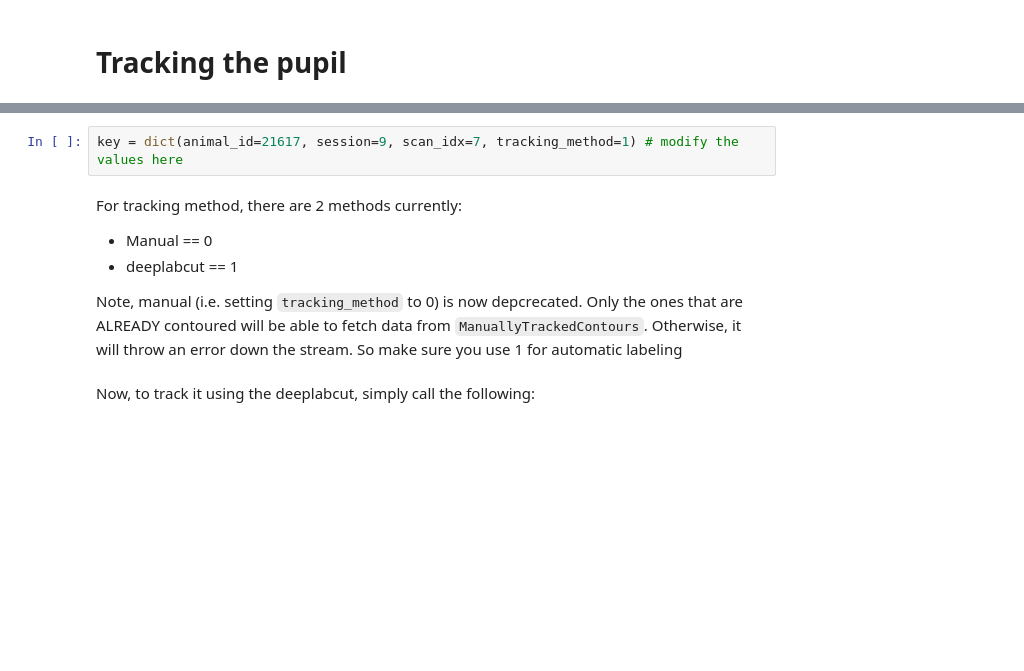
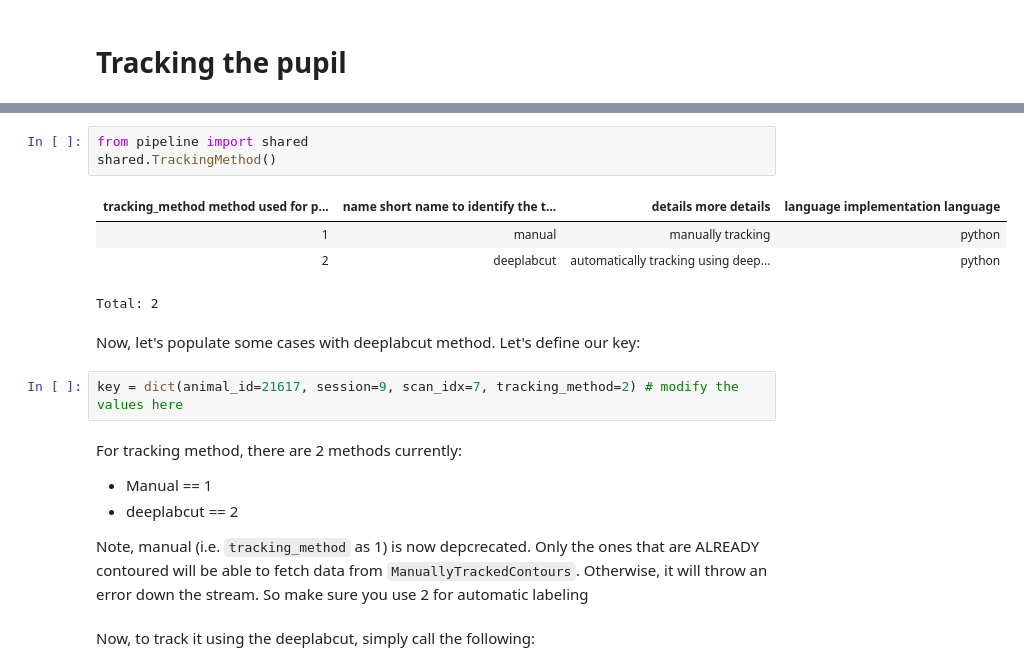
Before and after one commit to cajal/pipeline, a Jupyter notebook: python/example/how_to_track_pupil.ipynb, the cells around one changed output, grey strips where cells are left out. Drawn from its saved outputs; the diff is of its cells as text; blank space fills up the shorter version.

```diff
--- a/python/example/how_to_track_pupil.ipynb
+++ b/python/example/how_to_track_pupil.ipynb
@@ -64,11 +66,21 @@ We need a key with 4 entries like:
+# %%
+from pipeline import shared
+shared.TrackingMethod()
+# %% [output]
+| tracking_method method used for p... | name short name to identify the t... | details more details | language implementation language |
+| 1 | manual | manually tracking | python |
+| 2 | deeplabcut | automatically tracking using deep... | python |
+Total: 2
+# %% [markdown]
+Now, let's populate some cases with deeplabcut method. Let's define our key:
 # %%
-key = dict(animal_id=21617, session=9, scan_idx=7, tracking_method=1) # modify the values here
+key = dict(animal_id=21617, session=9, scan_idx=7, tracking_method=2) # modify the values here
 # %% [markdown]
 For tracking method, there are 2 methods currently:
-- Manual == 0
-- deeplabcut == 1
+- Manual == 1
+- deeplabcut == 2
 
-Note, manual (i.e. setting `tracking_method` to 0) is now depcrecated. Only the ones that are ALREADY contoured will be able to fetch data from `ManuallyTrackedContours`. Otherwise, it will throw an error down the stream. So make sure you use 1 for automatic labeling
+Note, manual (i.e. `tracking_method` as 1) is now depcrecated. Only the ones that are ALREADY contoured will be able to fetch data from `ManuallyTrackedContours`. Otherwise, it will throw an error down the stream. So make sure you use 2 for automatic labeling
 # %% [markdown]
 Now, to track it using the deeplabcut, simply call the following:
 # %%
```
Also changed, not shown: parts of 34 cells of this notebook.
